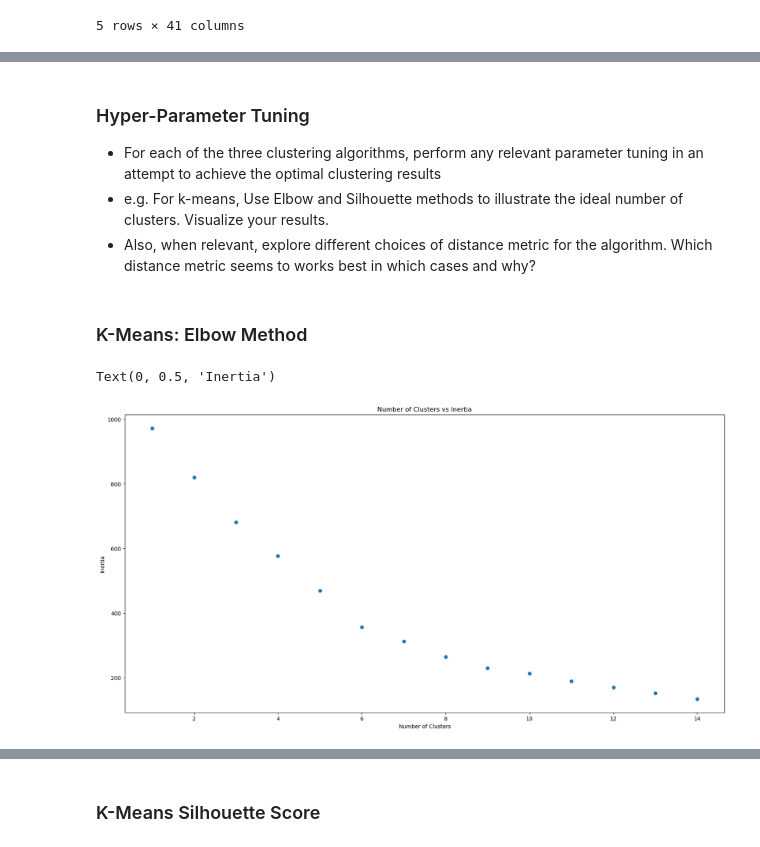
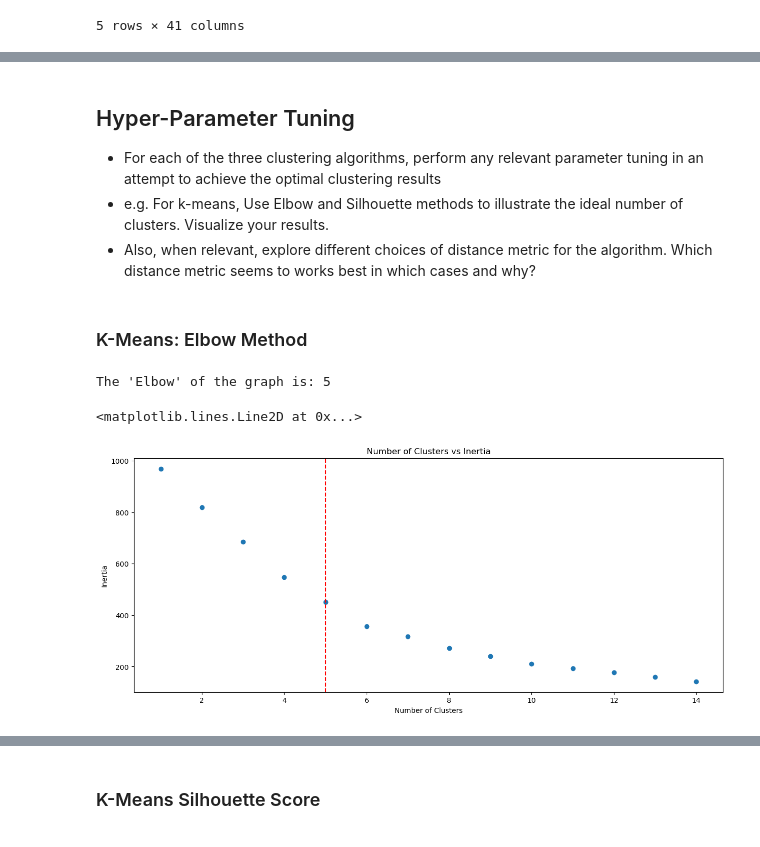
Before and after one commit to anly501/dsan-5000-project-rennyd123, a Jupyter notebook: dsan-website/5000-website/tabs/clustering/clustering.ipynb, the cells around one changed output, grey strips where cells are left out. Saved outputs shown, nothing was run; the diff lists cells and outputs as text; code cells hidden in the pictures.

Commit message:
Completed the clustering and dimensionality reduction tabs.

```diff
--- a/dsan-website/5000-website/tabs/clustering/clustering.ipynb
+++ b/dsan-website/5000-website/tabs/clustering/clustering.ipynb
@@ -90,7 +89,7 @@ from sklearn.preprocessing import StandardScaler
 X = si_subset.copy()
 X_norm = StandardScaler().fit_transform(X)
 # %% [markdown]
-### Hyper-Parameter Tuning
+## Hyper-Parameter Tuning
 
 - For each of the three clustering algorithms, perform any relevant parameter tuning in an attempt to achieve the optimal clustering results
 - e.g. For k-means, Use Elbow and Silhouette methods to illustrate the ideal number of clusters. Visualize your results.
@@ -98,6 +97,7 @@ X_norm = StandardScaler().fit_transform(X)
 # %% [markdown]
 ### K-Means: Elbow Method
 # %%
+#| code-fold: true
 from sklearn.cluster import KMeans
 from sklearn.cluster import AgglomerativeClustering
 from sklearn.cluster import MeanShift
@@ -111,35 +111,41 @@ kmeans_values = []
 inertia_values = []
 distortion_values = []
 
-num_clusters = range(1, 15)
 
 for k in num_clusters:
     kmeans = KMeans(n_clusters=k, n_init=10)
     kmeans.fit(X_norm)
     centroids = kmeans.cluster_centers_
     labels = kmeans.labels_
 
     distortion = 0
     for i in range(len(X_norm)):
         cluster_idx = labels[i]
         distortion += np.linalg.norm(X_norm[i] - centroids[cluster_idx])**2
     distortion /= len(X_norm)
     distortion_values.append(distortion)
 
     inertia = kmeans.inertia_
 
     kmeans_values.append(k)
     inertia_values.append(inertia)
 
 df = pd.DataFrame({"Number of Clusters": kmeans_values, "Inertia": inertia_values, "Distortion": distortion_values})
 df.head()
 
-plt.figure(figsize=(20, 10))
+second_derivative = np.diff(np.diff(inertia_values))
+elbow_index = np.argmax(second_derivative) + 1
+print(f"The 'Elbow' of the graph is: {elbow_index}")
+
+plt.figure(figsize=(15, 6))
 plt.scatter(data=df, x="Number of Clusters", y="Inertia")
 plt.title("Number of Clusters vs Inertia")
 plt.xlabel("Number of Clusters")
 plt.ylabel("Inertia")
+
+plt.axvline(x=5, color='r', linestyle='--', label='Elbow Point')
 # %% [output]
-Text(0, 0.5, 'Inertia')
+The 'Elbow' of the graph is: 5
+<matplotlib.lines.Line2D at 0x...>
-[figure, old version]
+[figure, new version]
 # %%
```
Also changed, not shown: parts of 28 cells of this notebook, 49 other files.
